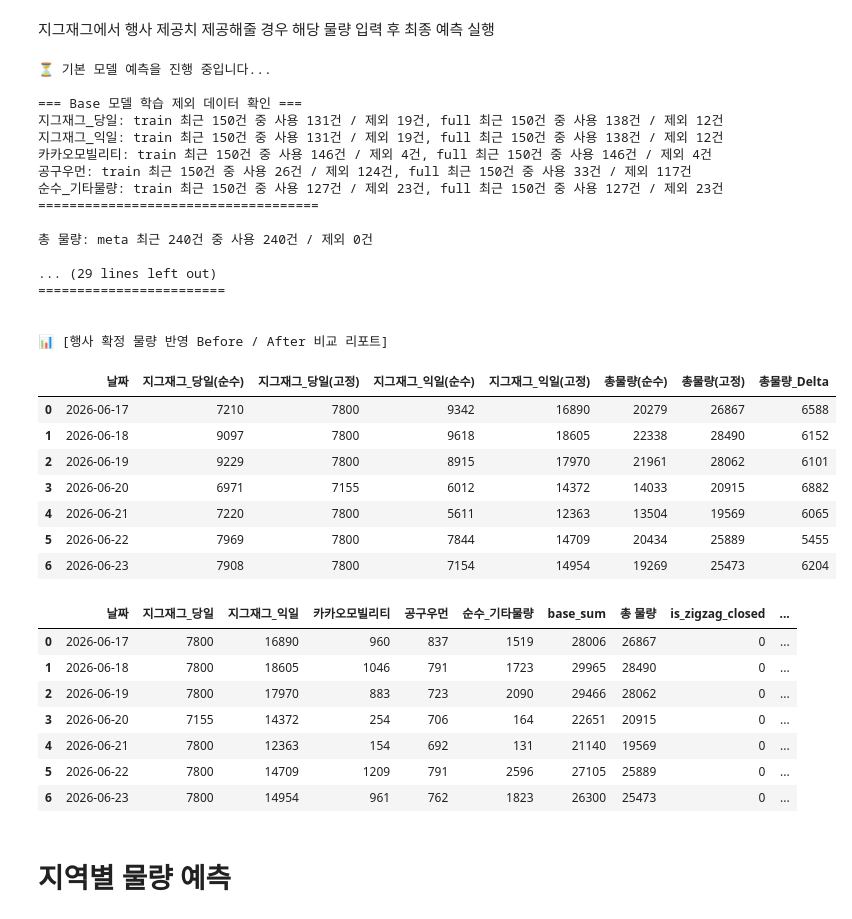
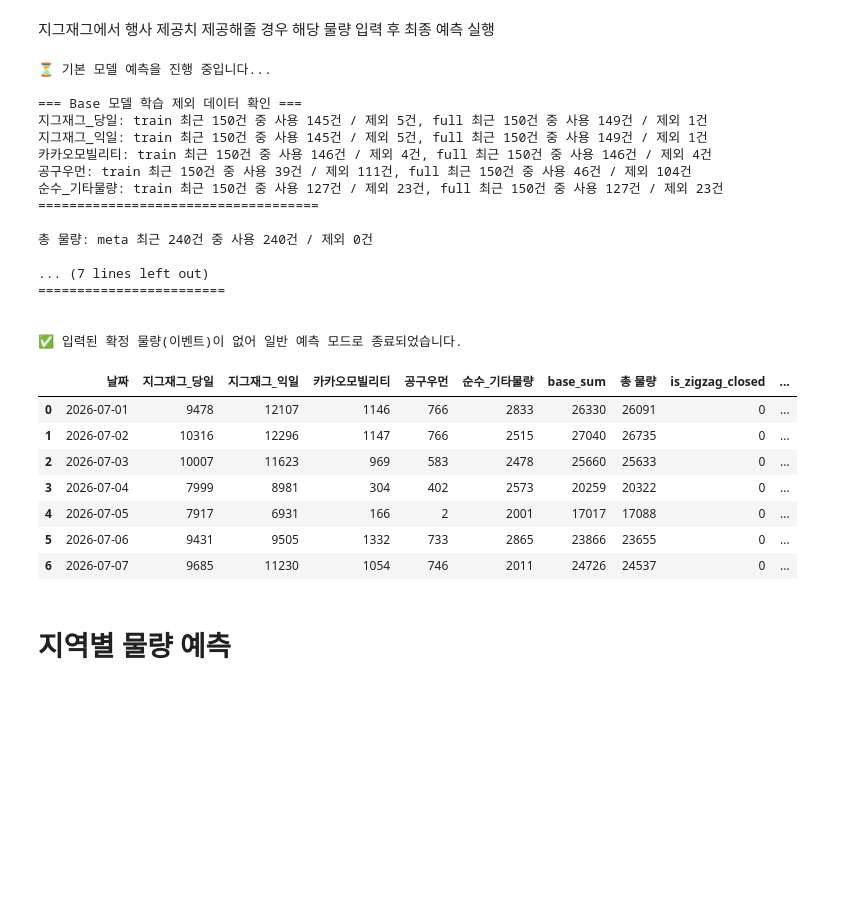
Before and after one commit to ds-sujin/forecasting_new, a Jupyter notebook: forecasting_demo_v6.3.ipynb, the cells around one changed output. Drawn from its saved outputs; the diff is of its cells as text; code cells hidden in the pictures; blank space fills up the shorter version.

```diff
--- a/forecasting_demo_v6.3.ipynb
+++ b/forecasting_demo_v6.3.ipynb
@@ -1751,13 +1748,13 @@ manual_spikes_train = None
 # 평상시: 아래처럼 딕셔너리를 비워두거나 값을 주석 처리합니다.
 # 행사시: 날짜와 물량을 입력합니다.
 manual_seller_fixed_volumes = {
-    "지그재그_당일": {"2026-06-16": 6689, "2026-06-17": 7800, "2026-06-18": 7800,"2026-06-19": 7800,
-                   "2026-06-20": 7155,"2026-06-21": 7800,"2026-06-22": 7800,"2026-06-23": 7800,"2026-06-24": 7800,
-                   "2026-06-25": 7800,"2026-06-26": 7730,"2026-06-27": 6436,"2026-06-28": 7800,"2026-06-29": 7800},
+    #"지그재그_당일": {"2026-06-16": 6689, "2026-06-17": 7800, "2026-06-18": 7800,"2026-06-19": 7800,
+    #               "2026-06-20": 7155,"2026-06-21": 7800,"2026-06-22": 7800,"2026-06-23": 7800,"2026-06-24": 7800,
+    #               "2026-06-25": 7800,"2026-06-26": 7730,"2026-06-27": 6436,"2026-06-28": 7800,"2026-06-29": 7800},
 
-    "지그재그_익일": {"2026-06-16": 19031, "2026-06-17": 16890, "2026-06-18": 18605, "2026-06-19": 17970,
-                  "2026-06-20": 14372, "2026-06-21": 12363, "2026-06-22": 14709, "2026-06-23": 14954, "2026-06-24": 15393,
-                  "2026-06-25": 15780, "2026-06-26": 15442, "2026-06-27": 12695, "2026-06-28": 11240, "2026-06-29": 13990},
+    #"지그재그_익일": {"2026-06-16": 19031, "2026-06-17": 16890, "2026-06-18": 18605, "2026-06-19": 17970,
+    #              "2026-06-20": 14372, "2026-06-21": 12363, "2026-06-22": 14709, "2026-06-23": 14954, "2026-06-24": 15393,
+    #              "2026-06-25": 15780, "2026-06-26": 15442, "2026-06-27": 12695, "2026-06-28": 11240, "2026-06-29": 13990},
     # "지그재그_당일": {"2026-06-15": 9594, "2026-06-16": 9737, "2026-06-17": 10023, "2026-06-18": 10023,"2026-06-19": 8162,
     #                "2026-06-20": 7016,"2026-06-21": 8591,"2026-06-22": 8734,"2026-06-23": 8734,"2026-06-24": 8878,
     #                "2026-06-25": 9450,"2026-06-26": 7589,"2026-06-27": 6300,"2026-06-28": 7589,"2026-06-29": 10882},
@@ -1828,54 +1825,46 @@ if manual_seller_fixed_volumes: # 딕셔너리에 값이 존재할 경우에만
     comparison_df['지그재그_당일(순수)'] = forecast_df_pure['지그재그_당일']
     comparison_df['지그재그_익일(순수)'] = forecast_df_pure['지그재그_익일']
     comparison_df['총물량_Delta'] = comparison_df['총물량(고정)'] - comparison_df['총물량(순수)']
 
     comparison_df = comparison_df[[
         '날짜', '지그재그_당일(순수)', '지그재그_당일(고정)',
         '지그재그_익일(순수)', '지그재그_익일(고정)',
         '총물량(순수)', '총물량(고정)', '총물량_Delta'
     ]]
     print("\n📊 [행사 확정 물량 반영 Before / After 비교 리포트]")
     display(comparison_df)
 
 else:
     print("\n✅ 입력된 확정 물량(이벤트)이 없어 일반 예측 모드로 종료되었습니다.")
 
 # 결과물은 forecast_df_final을 사용해 저장
 display(forecast_df_final)
 # %% [output]
 ⏳ 기본 모델 예측을 진행 중입니다...
 
 === Base 모델 학습 제외 데이터 확인 ===
-지그재그_당일: train 최근 150건 중 사용 131건 / 제외 19건, full 최근 150건 중 사용 138건 / 제외 12건
-지그재그_익일: train 최근 150건 중 사용 131건 / 제외 19건, full 최근 150건 중 사용 138건 / 제외 12건
+지그재그_당일: train 최근 150건 중 사용 145건 / 제외 5건, full 최근 150건 중 사용 149건 / 제외 1건
+지그재그_익일: train 최근 150건 중 사용 145건 / 제외 5건, full 최근 150건 중 사용 149건 / 제외 1건
 카카오모빌리티: train 최근 150건 중 사용 146건 / 제외 4건, full 최근 150건 중 사용 146건 / 제외 4건
-공구우먼: train 최근 150건 중 사용 26건 / 제외 124건, full 최근 150건 중 사용 33건 / 제외 117건
+공구우먼: train 최근 150건 중 사용 39건 / 제외 111건, full 최근 150건 중 사용 46건 / 제외 104건
 순수_기타물량: train 최근 150건 중 사용 127건 / 제외 23건, full 최근 150건 중 사용 127건 / 제외 23건
 ====================================
 
 총 물량: meta 최근 240건 중 사용 240건 / 제외 0건
 
-... (29 lines left out)
+... (7 lines left out)
 ========================
 
 
-📊 [행사 확정 물량 반영 Before / After 비교 리포트]
+✅ 입력된 확정 물량(이벤트)이 없어 일반 예측 모드로 종료되었습니다.
-|  | 날짜 | 지그재그_당일(순수) | 지그재그_당일(고정) | 지그재그_익일(순수) | 지그재그_익일(고정) | 총물량(순수) | 총물량(고정) | 총물량_Delta |
-| 0 | 2026-06-17 | 7210 | 7800 | 9342 | 16890 | 20279 | 26867 | 6588 |
-| 1 | 2026-06-18 | 9097 | 7800 | 9618 | 18605 | 22338 | 28490 | 6152 |
-| 2 | 2026-06-19 | 9229 | 7800 | 8915 | 17970 | 21961 | 28062 | 6101 |
-| 3 | 2026-06-20 | 6971 | 7155 | 6012 | 14372 | 14033 | 20915 | 6882 |
-| 4 | 2026-06-21 | 7220 | 7800 | 5611 | 12363 | 13504 | 19569 | 6065 |
-| 5 | 2026-06-22 | 7969 | 7800 | 7844 | 14709 | 20434 | 25889 | 5455 |
-| 6 | 2026-06-23 | 7908 | 7800 | 7154 | 14954 | 19269 | 25473 | 6204 |
+|  | 날짜 | 지그재그_당일 | 지그재그_익일 | 카카오모빌리티 | 공구우먼 | 순수_기타물량 | base_sum | 총 물량 | is_zigzag_closed | ... |
+| 0 | 2026-07-01 | 9478 | 12107 | 1146 | 766 | 2833 | 26330 | 26091 | 0 | ... |
+| 1 | 2026-07-02 | 10316 | 12296 | 1147 | 766 | 2515 | 27040 | 26735 | 0 | ... |
+| 2 | 2026-07-03 | 10007 | 11623 | 969 | 583 | 2478 | 25660 | 25633 | 0 | ... |
+| 3 | 2026-07-04 | 7999 | 8981 | 304 | 402 | 2573 | 20259 | 20322 | 0 | ... |
+| 4 | 2026-07-05 | 7917 | 6931 | 166 | 2 | 2001 | 17017 | 17088 | 0 | ... |
+| 5 | 2026-07-06 | 9431 | 9505 | 1332 | 733 | 2865 | 23866 | 23655 | 0 | ... |
+| 6 | 2026-07-07 | 9685 | 11230 | 1054 | 746 | 2011 | 24726 | 24537 | 0 | ... |
-|  | 날짜 | 지그재그_당일 | 지그재그_익일 | 카카오모빌리티 | 공구우먼 | 순수_기타물량 | base_sum | 총 물량 | is_zigzag_closed | ... |
-| 0 | 2026-06-17 | 7800 | 16890 | 960 | 837 | 1519 | 28006 | 26867 | 0 | ... |
-| 1 | 2026-06-18 | 7800 | 18605 | 1046 | 791 | 1723 | 29965 | 28490 | 0 | ... |
-| 2 | 2026-06-19 | 7800 | 17970 | 883 | 723 | 2090 | 29466 | 28062 | 0 | ... |
-| 3 | 2026-06-20 | 7155 | 14372 | 254 | 706 | 164 | 22651 | 20915 | 0 | ... |
-| 4 | 2026-06-21 | 7800 | 12363 | 154 | 692 | 131 | 21140 | 19569 | 0 | ... |
-| 5 | 2026-06-22 | 7800 | 14709 | 1209 | 791 | 2596 | 27105 | 25889 | 0 | ... |
-| 6 | 2026-06-23 | 7800 | 14954 | 961 | 762 | 1823 | 26300 | 25473 | 0 | ... |
 # %% [markdown]
 # 지역별 물량 예측
 # %%
```
Also changed, not shown: parts of 12 cells of this notebook, 16 other files.
